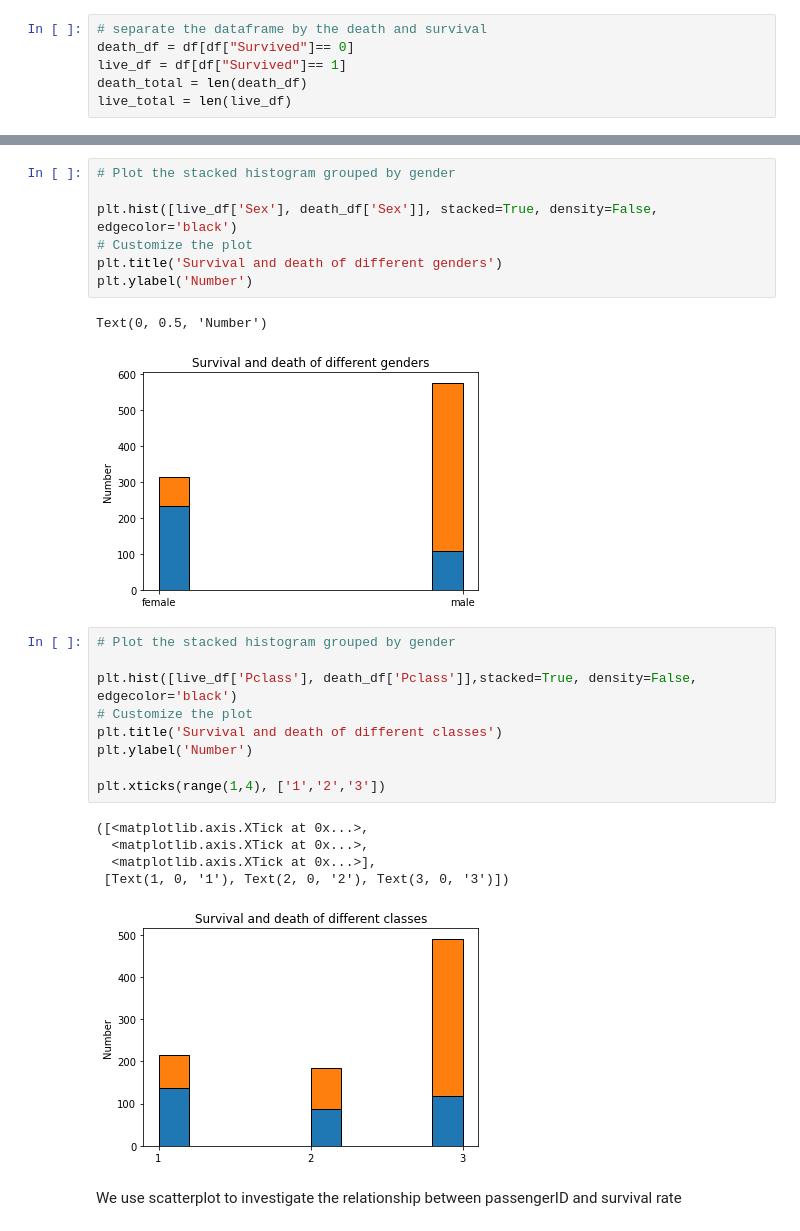
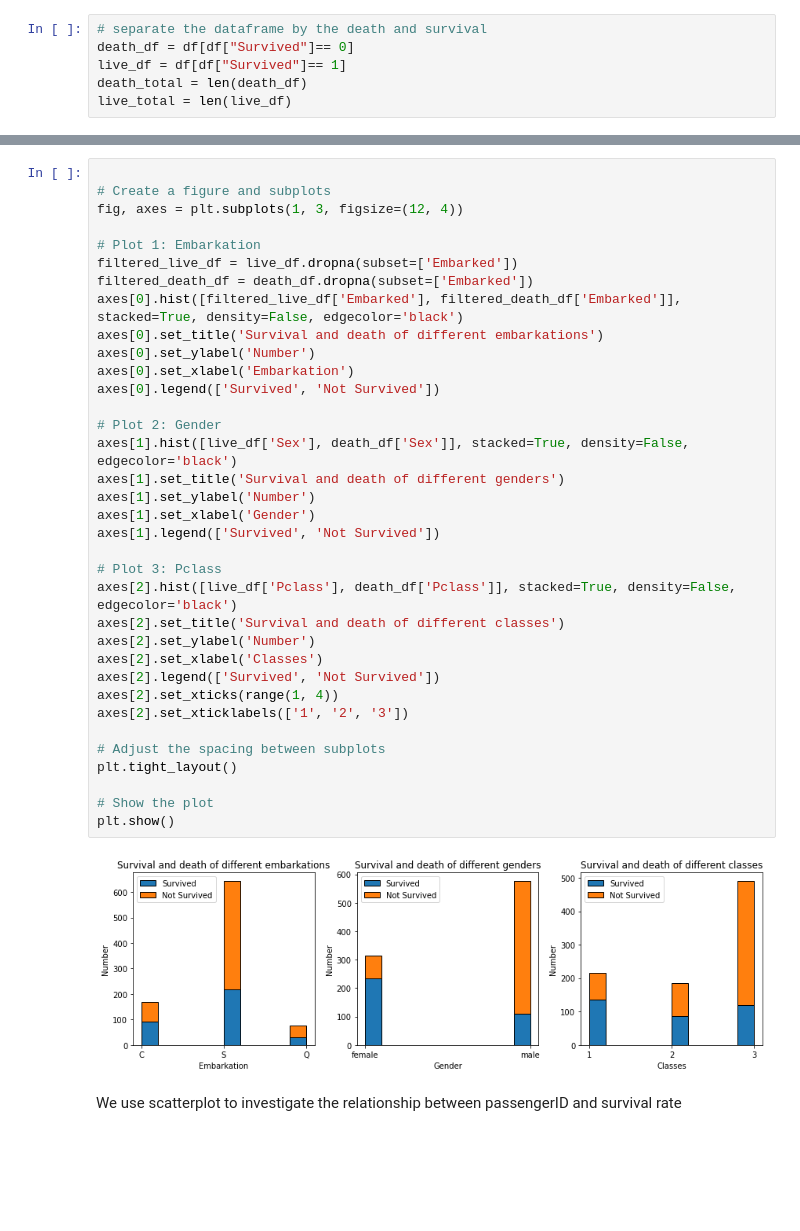
Before and after one commit to Yichen575/kaggle-projects, a Jupyter notebook: titanic/Data-analysis.ipynb, the cells around one changed output, grey strips where cells are left out. Drawn from its saved outputs; the diff is of its cells as text; blank space fills up the shorter version.

```diff
--- a/titanic/Data-analysis.ipynb
+++ b/titanic/Data-analysis.ipynb
@@ -90,28 +76,40 @@ Text(0, 0.5, 'Number')
-# %%
-# Plot the stacked histogram grouped by gender
-
-plt.hist([live_df['Sex'], death_df['Sex']], stacked=True, density=False, edgecolor='black')
-# Customize the plot
-plt.title('Survival and death of different genders')
-plt.ylabel('Number')
-# %% [output]
-Text(0, 0.5, 'Number')
-[figure, removed]
-# %%
-# Plot the stacked histogram grouped by gender
-
-plt.hist([live_df['Pclass'], death_df['Pclass']],stacked=True, density=False, edgecolor='black')
-# Customize the plot
-plt.title('Survival and death of different classes')
-plt.ylabel('Number')
-
-plt.xticks(range(1,4), ['1','2','3'])
-# %% [output]
-([<matplotlib.axis.XTick at 0x...>,
-  <matplotlib.axis.XTick at 0x...>,
-  <matplotlib.axis.XTick at 0x...>],
- [Text(1, 0, '1'), Text(2, 0, '2'), Text(3, 0, '3')])
-[figure, removed]
+# %%
+
+# Create a figure and subplots
+fig, axes = plt.subplots(1, 3, figsize=(12, 4))
+
+# Plot 1: Embarkation
+filtered_live_df = live_df.dropna(subset=['Embarked'])
+filtered_death_df = death_df.dropna(subset=['Embarked'])
+axes[0].hist([filtered_live_df['Embarked'], filtered_death_df['Embarked']], stacked=True, density=False, edgecolor='black')
+axes[0].set_title('Survival and death of different embarkations')
+axes[0].set_ylabel('Number')
+axes[0].set_xlabel('Embarkation')
+axes[0].legend(['Survived', 'Not Survived'])
+
+# Plot 2: Gender
+axes[1].hist([live_df['Sex'], death_df['Sex']], stacked=True, density=False, edgecolor='black')
+axes[1].set_title('Survival and death of different genders')
+axes[1].set_ylabel('Number')
+axes[1].set_xlabel('Gender')
+axes[1].legend(['Survived', 'Not Survived'])
+
+# Plot 3: Pclass
+axes[2].hist([live_df['Pclass'], death_df['Pclass']], stacked=True, density=False, edgecolor='black')
+axes[2].set_title('Survival and death of different classes')
+axes[2].set_ylabel('Number')
+axes[2].set_xlabel('Classes')
+axes[2].legend(['Survived', 'Not Survived'])
+axes[2].set_xticks(range(1, 4))
+axes[2].set_xticklabels(['1', '2', '3'])
+
+# Adjust the spacing between subplots
+plt.tight_layout()
+
+# Show the plot
+plt.show()
+# %% [output]
+[figure, added]
 # %% [markdown]
 We use scatterplot to investigate the relationship between passengerID and survival rate
 # %%
```
Also changed, not shown: parts of 6 cells of this notebook.
